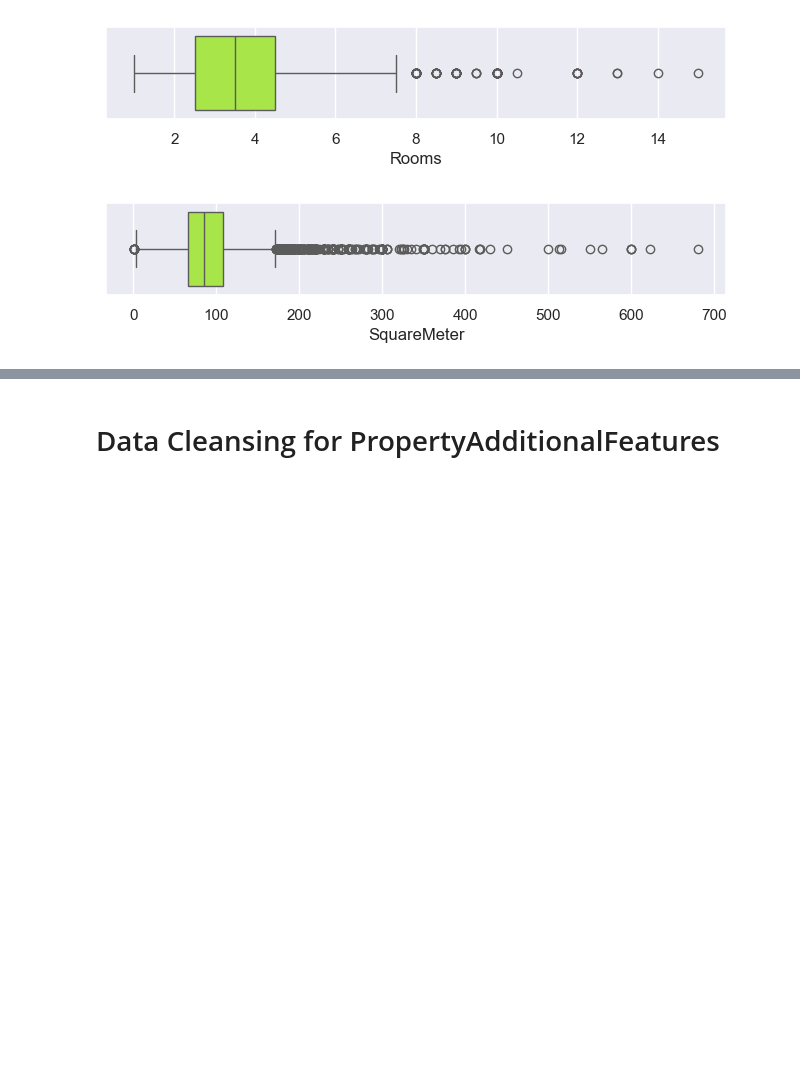
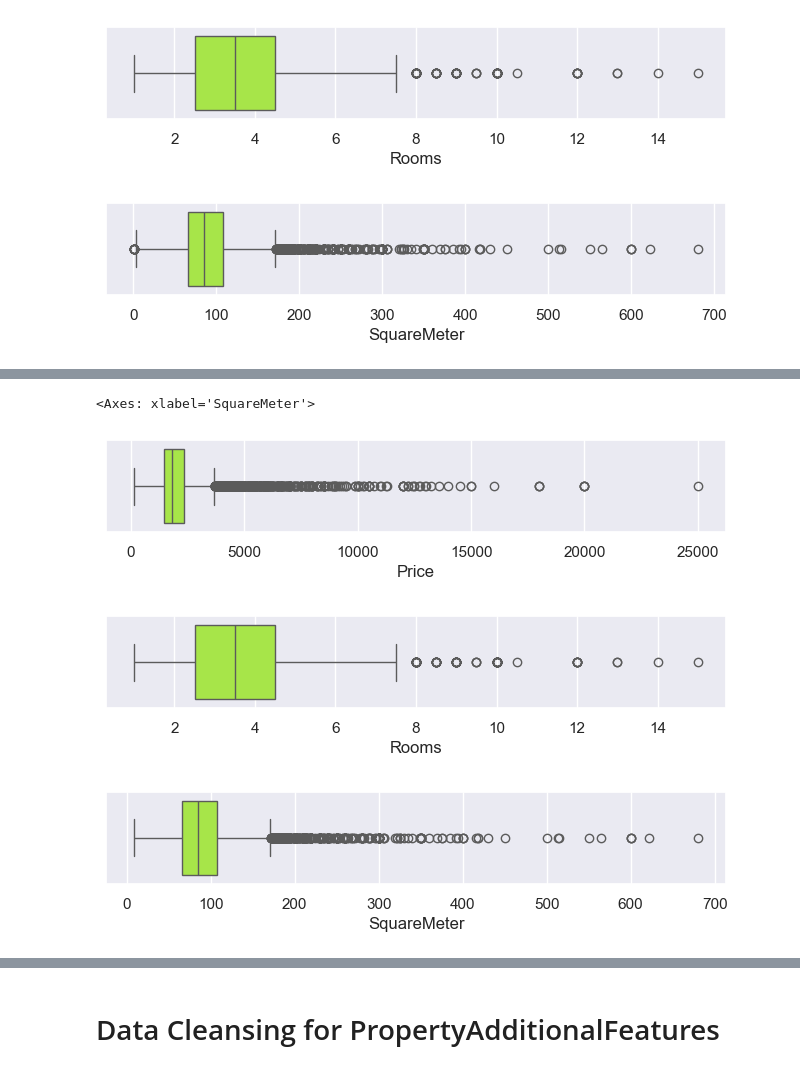
Before and after one commit to ElrasDeVayne/Immo-Projekt-DataScience, a Jupyter notebook: 20240401_DataCleansing.ipynb, the cells around one changed output, grey strips where cells are left out. Drawn from its saved outputs; the diff is of its cells as text; code cells hidden in the pictures; blank space fills up the shorter version.

```diff
--- a/20240401_DataCleansing.ipynb
+++ b/20240401_DataCleansing.ipynb
@@ -279,0 +348,5 @@ Name: ListingId, dtype: object
+# %%
+#Outliers manually checked if records is valid or not (if not valid (selling house instead of renting), to delete
+# List of ListingIds to be removed (selling instead of renting objects, shared apartments,...)
+ids_to_remove = ['4000895043','4000834270','4000895759','3003516605','4000910516','4000956535','4000924121','4000975051','4000888412','4000945522','4000869481','4000969667','4000838419','4000870455','4000904681','4000931326','4000969684','4000969684','4000797599','4000897187','4000969553','4000969553','4000965774','4000962388','4000969516','4000906960']
+df_filtered_property_location_clean = df_filtered_property_location_clean[~df_filtered_property_location_clean['ListingId'].isin(ids_to_remove)]
@@ -279,0 +374,18 @@ Name: ListingId, dtype: object
+# %%
+#Boxplots after eliminating noisy data for Outliers of Prices, Rooms and SquareMeters
+plt.figure(figsize=(8,1.2))
+plt.ticklabel_format(style='plain')
+sns.boxplot(x=df_filtered_property_location_clean['Price'], color="greenyellow")
+
+plt.figure(figsize=(8,1.2))
+plt.ticklabel_format(style='plain')
+sns.boxplot(x=df_filtered_property_location_clean['Rooms'], color="greenyellow")
+
+plt.figure(figsize=(8,1.2))
+plt.ticklabel_format(style='plain')
+sns.boxplot(x=df_filtered_property_location_clean['SquareMeter'], color="greenyellow")
+# %% [output]
+<Axes: xlabel='SquareMeter'>
+[figure, added]
+[figure, added]
+[figure, added]
```
Also changed, not shown: parts of 12 cells of this notebook, 3 other files.
